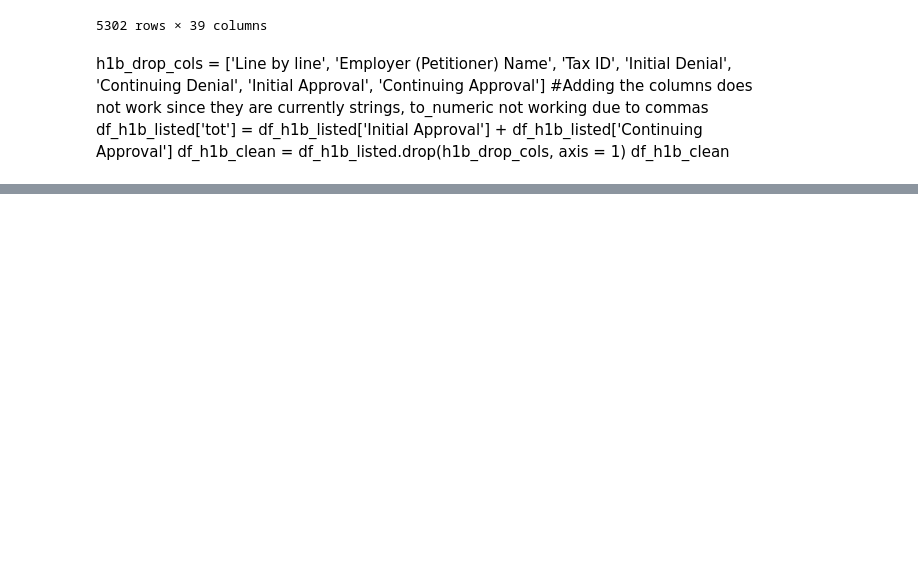
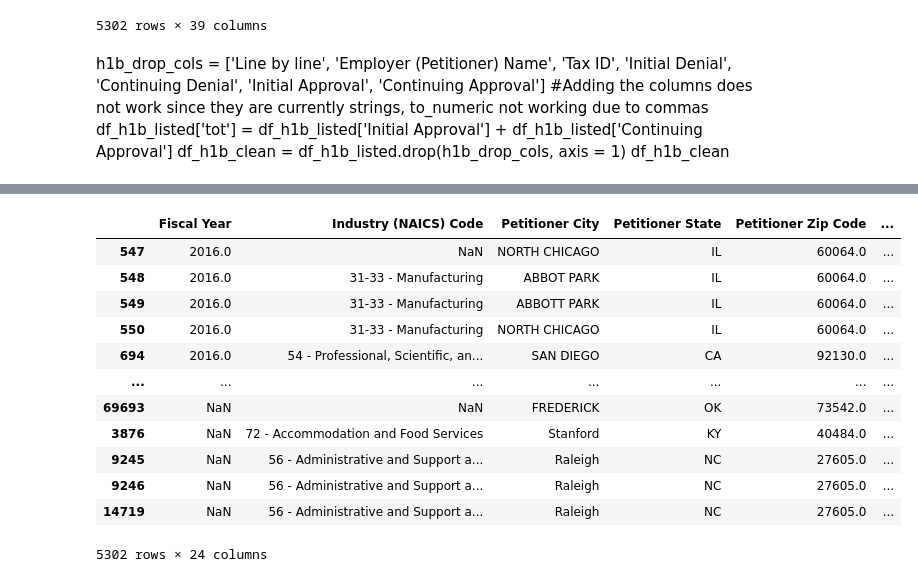
Before and after one commit to 608ohenry/econ570_project, a Jupyter notebook: main.ipynb, the cells around one changed output, grey strips where cells are left out. Cells and saved outputs as stored; diff of their text form; code cells hidden in the pictures; blank space fills up the shorter version.

Commit message:
Combined frames with visa types, dropped bad cols

```diff
--- a/main.ipynb
+++ b/main.ipynb
@@ -134,5 +134,10 @@ H2A Crossover Count 53
 H2B Crossover Count 4
 # %%
 df_h1b_listed = df_h1b[ df_h1b["employer"].isin(titles) ]
+df_h1b_listed['type'] = 'h1b'
+
 df_h2a_listed = df_h2a[ df_h2a["employer"].isin(titles) ]
+df_h2a_listed['type'] = 'h2a'
+
 df_h2b_listed = df_h2b[ df_h2b["employer"].isin(titles) ]
+df_h2b_listed['type'] = 'h2b'
@@ -202,0 +223,19 @@ Index(['Line by line', 'Fiscal Year   ', 'Employer (Petitioner) Name',
+# %%
+drop_cols = ['Line by line', 'Employer (Petitioner) Name', 'Tax ID', 'Initial Denial', 'Continuing Denial', 'Index()', 'Consular_processed', 'New Employment Denial', 'Continuation Denial', 'Change with Same Employer Denial', 'New Concurrent Denial', 'Change of Employer Denial', 'Amended Denial', 'Consular_Processed', 'ETA Case Number']
+df_visas_clean = df_visas.drop(drop_cols, axis = 1)
+# %%
+df_visas_clean
+# %% [output]
+|  | Fiscal Year | Industry (NAICS) Code | Petitioner City | Petitioner State | Petitioner Zip Code | ... |
+| 547 | 2016.0 | NaN | NORTH CHICAGO | IL | 60064.0 | ... |
+| 548 | 2016.0 | 31-33 - Manufacturing | ABBOT PARK | IL | 60064.0 | ... |
+| 549 | 2016.0 | 31-33 - Manufacturing | ABBOTT PARK | IL | 60064.0 | ... |
+| 550 | 2016.0 | 31-33 - Manufacturing | NORTH CHICAGO | IL | 60064.0 | ... |
+| 694 | 2016.0 | 54 - Professional, Scientific, an... | SAN DIEGO | CA | 92130.0 | ... |
+| ... | ... | ... | ... | ... | ... | ... |
+| 69693 | NaN | NaN | FREDERICK | OK | 73542.0 | ... |
+| 3876 | NaN | 72 - Accommodation and Food Services | Stanford | KY | 40484.0 | ... |
+| 9245 | NaN | 56 - Administrative and Support a... | Raleigh | NC | 27605.0 | ... |
+| 9246 | NaN | 56 - Administrative and Support a... | Raleigh | NC | 27605.0 | ... |
+| 14719 | NaN | 56 - Administrative and Support a... | Raleigh | NC | 27605.0 | ... |
+5302 rows × 24 columns
```
Also changed, not shown: parts of 3 cells of this notebook.
